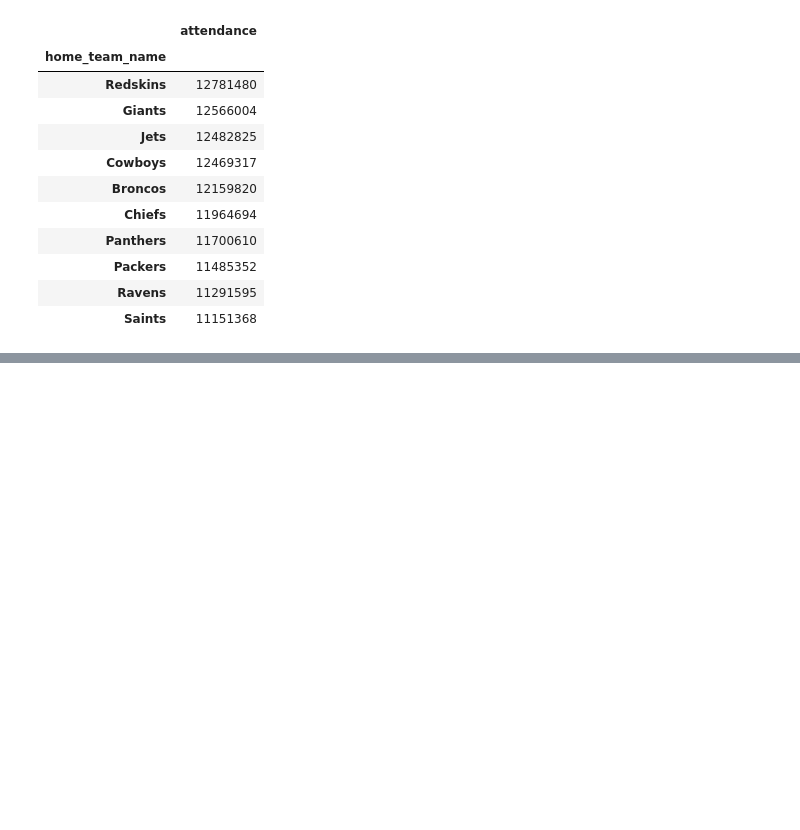
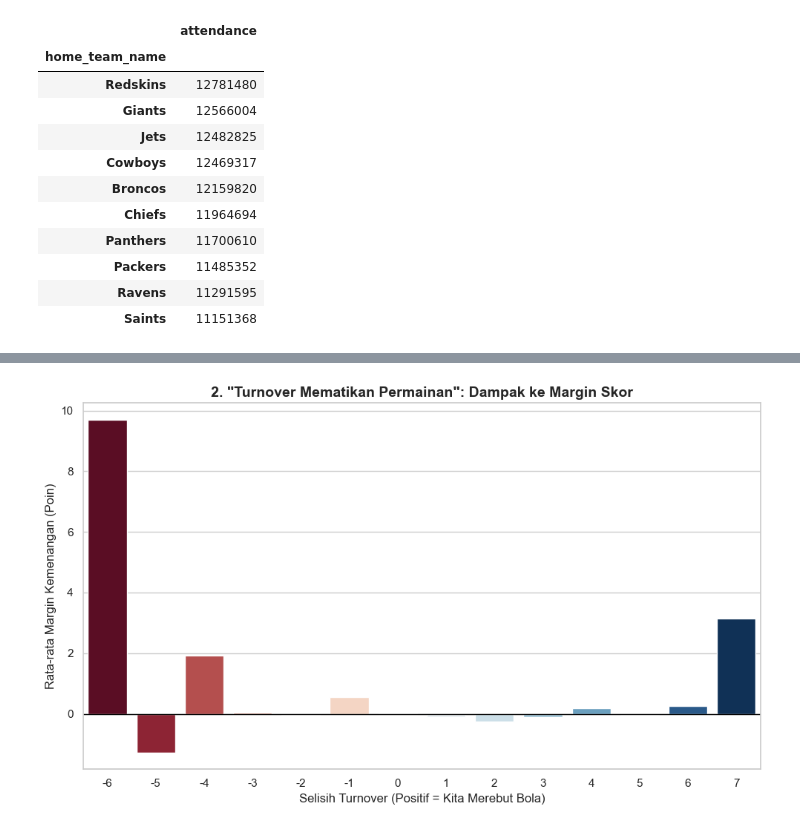
Before and after one commit to gacoanphilia/final-project, a Jupyter notebook: notebooks/final-project.ipynb, the cells around one changed output, grey strips where cells are left out. Cells and saved outputs as stored; diff of their text form; code cells hidden in the pictures; blank space fills up the shorter version.

```diff
--- a/notebooks/final-project.ipynb
+++ b/notebooks/final-project.ipynb
@@ -600,0 +509,26 @@ Passing `palette` without assigning `hue` is deprecated and will be removed in v
+# %%
+plt.figure(figsize=(10, 6))
+
+nfl['turnovers_loss'] = pd.to_numeric(nfl['turnovers_loss'], errors='coerce').fillna(0)
+nfl['turnovers_win'] = pd.to_numeric(nfl['turnovers_win'], errors='coerce').fillna(0)
+nfl['turnover_margin_game'] = nfl['turnovers_loss'] - nfl['turnovers_win']
+
+sns.barplot(
+    data=nfl,
+    x='turnover_margin_game',
+    y='margin_of_victory',
+    hue='turnover_margin_game',
+    legend=False,
+    palette='RdBu',
+    errorbar=None
+)
+
+plt.title('2. "Turnover Mematikan Permainan": Dampak ke Margin Skor', fontsize=14, fontweight='bold')
+plt.xlabel('Selisih Turnover (Positif = Kita Merebut Bola)')
+plt.ylabel('Rata-rata Margin Kemenangan (Poin)')
+plt.axhline(0, color='black', linewidth=1)
+
+plt.tight_layout()
+plt.show()
+# %% [output]
+[figure, added]
```
Also changed, not shown: parts of 23 cells of this notebook, 1 other file.
